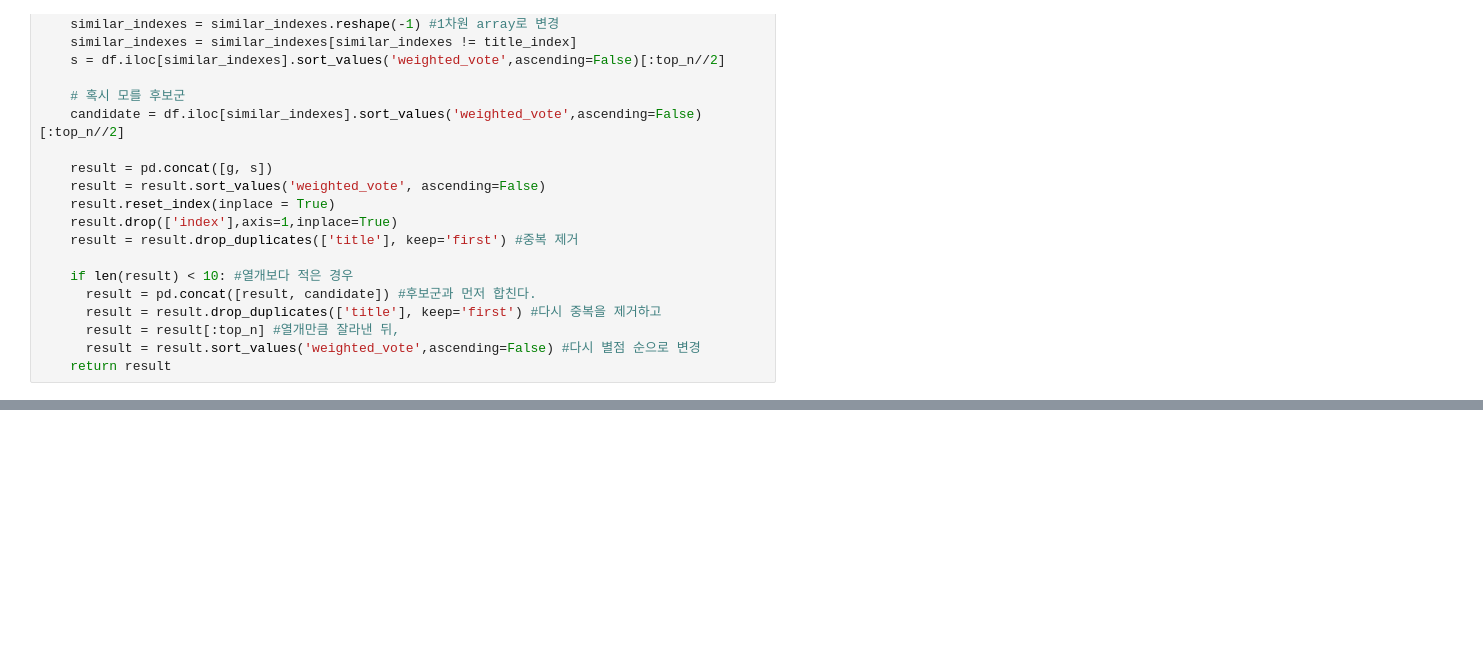
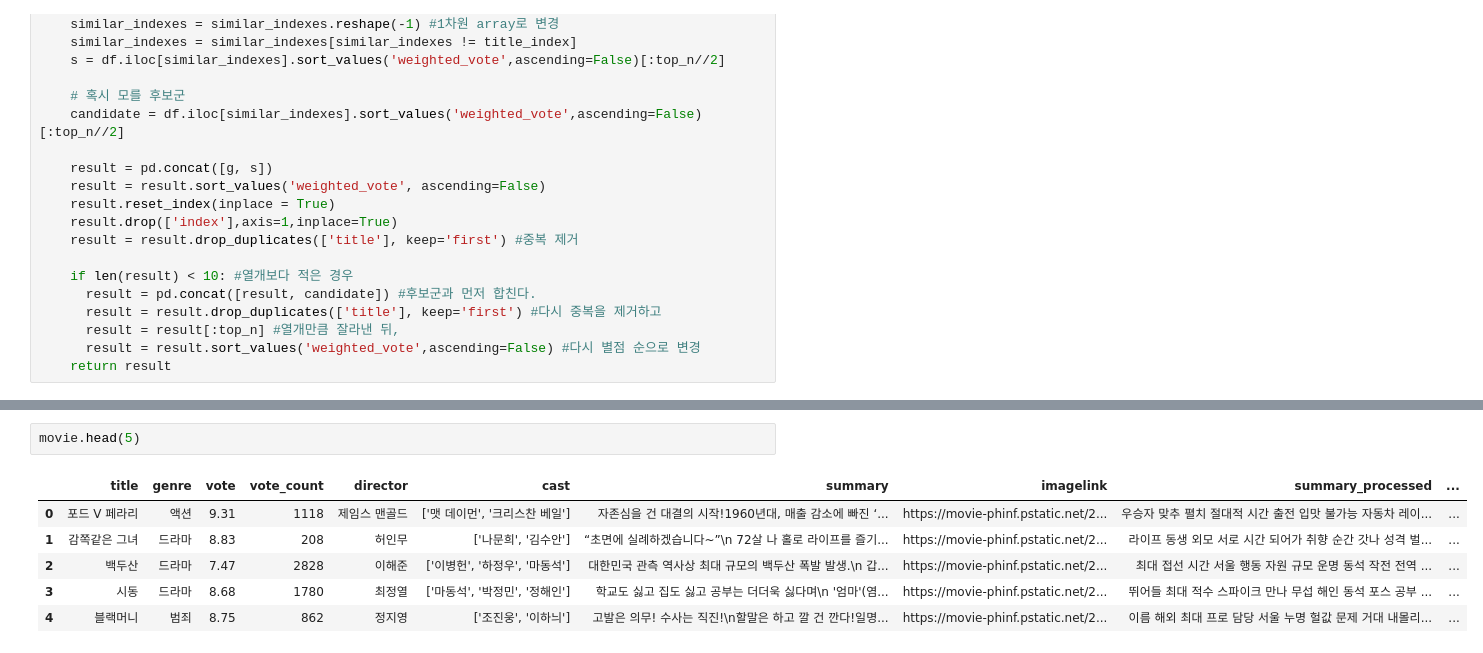
Before and after one commit to seovalue/paper-study, a Jupyter notebook: Project/code/Recommendation.ipynb, the cells around one changed output, grey strips where cells are left out. Drawn from its saved outputs; the diff is of its cells as text; blank space fills up the shorter version.

```diff
--- a/Project/code/Recommendation.ipynb
+++ b/Project/code/Recommendation.ipynb
@@ -412,0 +426,9 @@ similar_movies[['title','vote','weighted_vote','genre','summary_processed']]
+# %%
+movie.head(5)
+# %% [output]
+|  | title | genre | vote | vote_count | director | cast | summary | imagelink | summary_processed | ... |
+| 0 | 포드 V 페라리 | 액션 | 9.31 | 1118 | 제임스 맨골드 | ['맷 데이먼', '크리스찬 베일'] | 자존심을 건 대결의 시작!1960년대, 매출 감소에 빠진 ‘... | https://movie-phinf.pstatic.net/2... | 우승자 맞추 펼치 절대적 시간 출전 입맛 불가능 자동차 레이... | ... |
+| 1 | 감쪽같은 그녀 | 드라마 | 8.83 | 208 | 허인무 | ['나문희', '김수안'] | “초면에 실례하겠습니다~”\n 72살 나 홀로 라이프를 즐기... | https://movie-phinf.pstatic.net/2... | 라이프 동생 외모 서로 시간 되어가 취향 순간 갓나 성격 벌... | ... |
+| 2 | 백두산 | 드라마 | 7.47 | 2828 | 이해준 | ['이병헌', '하정우', '마동석'] | 대한민국 관측 역사상 최대 규모의 백두산 폭발 발생.\n 갑... | https://movie-phinf.pstatic.net/2... | 최대 접선 시간 서울 행동 자원 규모 운명 동석 작전 전역 ... | ... |
+| 3 | 시동 | 드라마 | 8.68 | 1780 | 최정열 | ['마동석', '박정민', '정해인'] | 학교도 싫고 집도 싫고 공부는 더더욱 싫다며\n '엄마'(염... | https://movie-phinf.pstatic.net/2... | 뛰어들 최대 적수 스파이크 만나 무섭 해인 동석 포스 공부 ... | ... |
+| 4 | 블랙머니 | 범죄 | 8.75 | 862 | 정지영 | ['조진웅', '이하늬'] | 고발은 의무! 수사는 직진!\n할말은 하고 깔 건 깐다!일명... | https://movie-phinf.pstatic.net/2... | 이름 해외 최대 프로 담당 서울 누명 헐값 문제 거대 내몰리... | ... |
```
Also changed, not shown: parts of 18 cells of this notebook.
